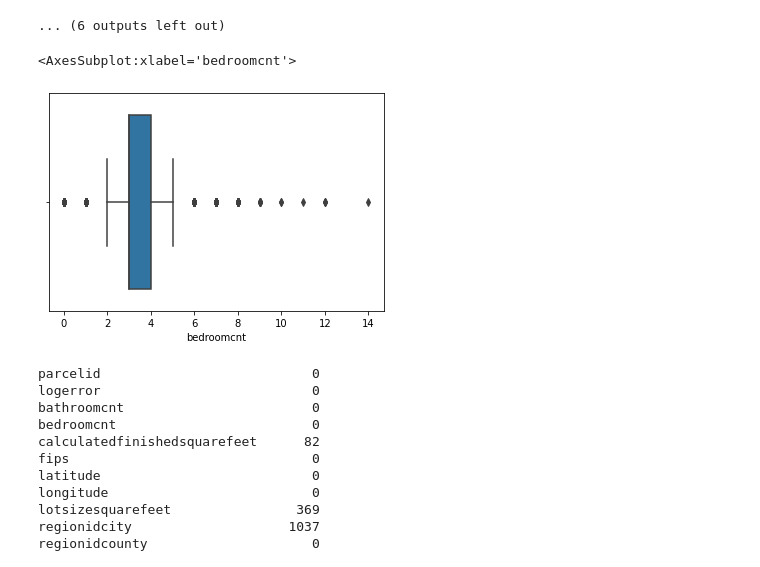
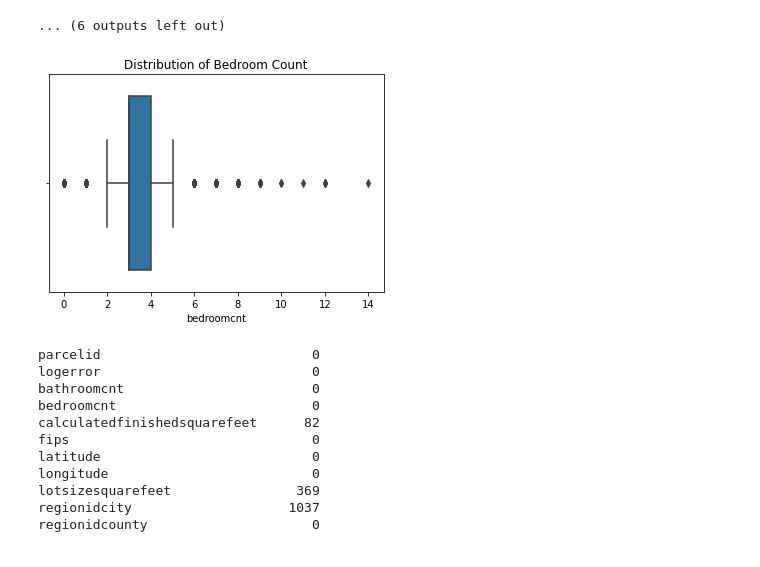
Before and after one commit to natasharivers/Zillow_Clustering_Project, a Jupyter notebook: Notebook.ipynb, the cells around one changed output. Cells and saved outputs as stored; diff of their text form; code cells hidden in the pictures.

```diff
--- a/Notebook.ipynb
+++ b/Notebook.ipynb
@@ -137,9 +138,10 @@ for col in zillow.columns:
 # %%
 #specifically visualize outliers in bedroom
 sns.boxplot(zillow.bedroomcnt)
+plt.title('Distribution of Bedroom Count')
+plt.show()
 # %% [output]
-<AxesSubplot:xlabel='bedroomcnt'>
-[figure, old version]
+[figure, new version]
 # %%
 #look at null values
 zillow.isnull().sum()
```
Also changed, not shown: parts of 47 cells of this notebook.
